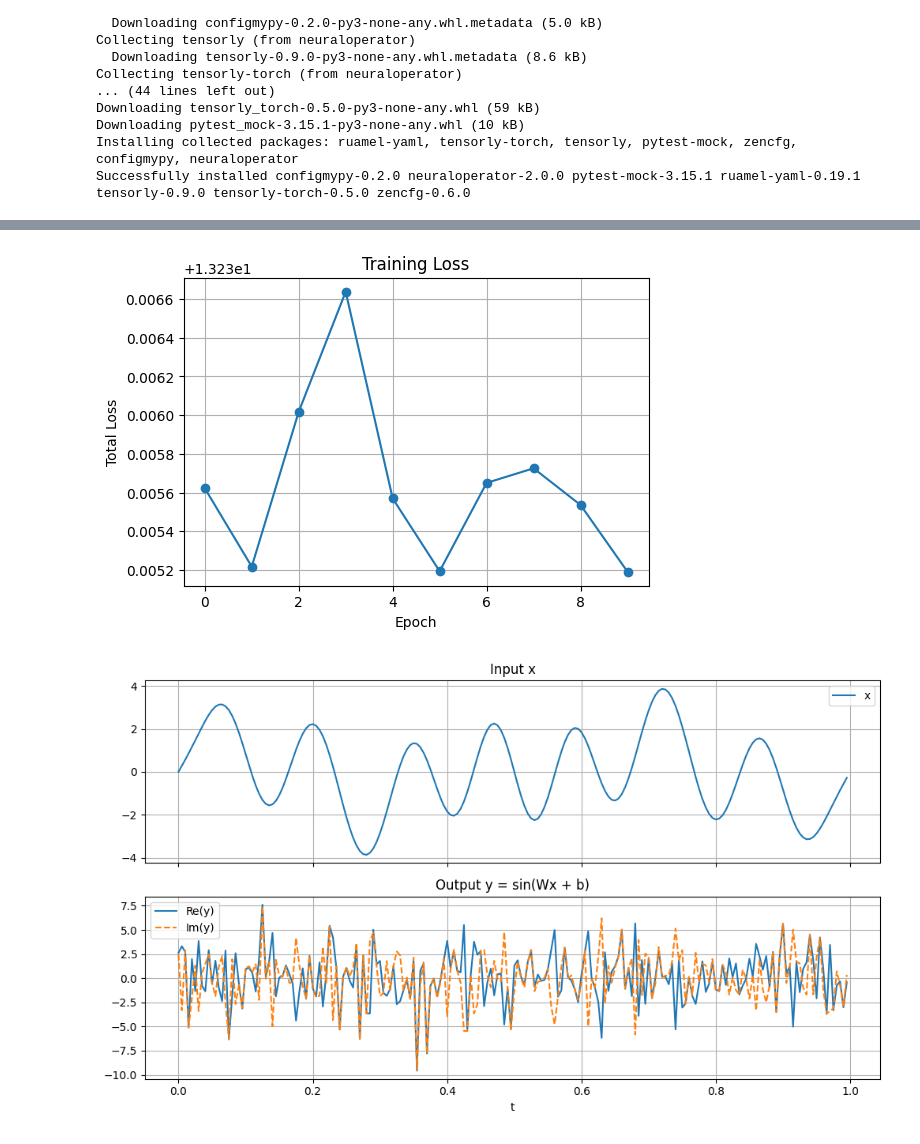
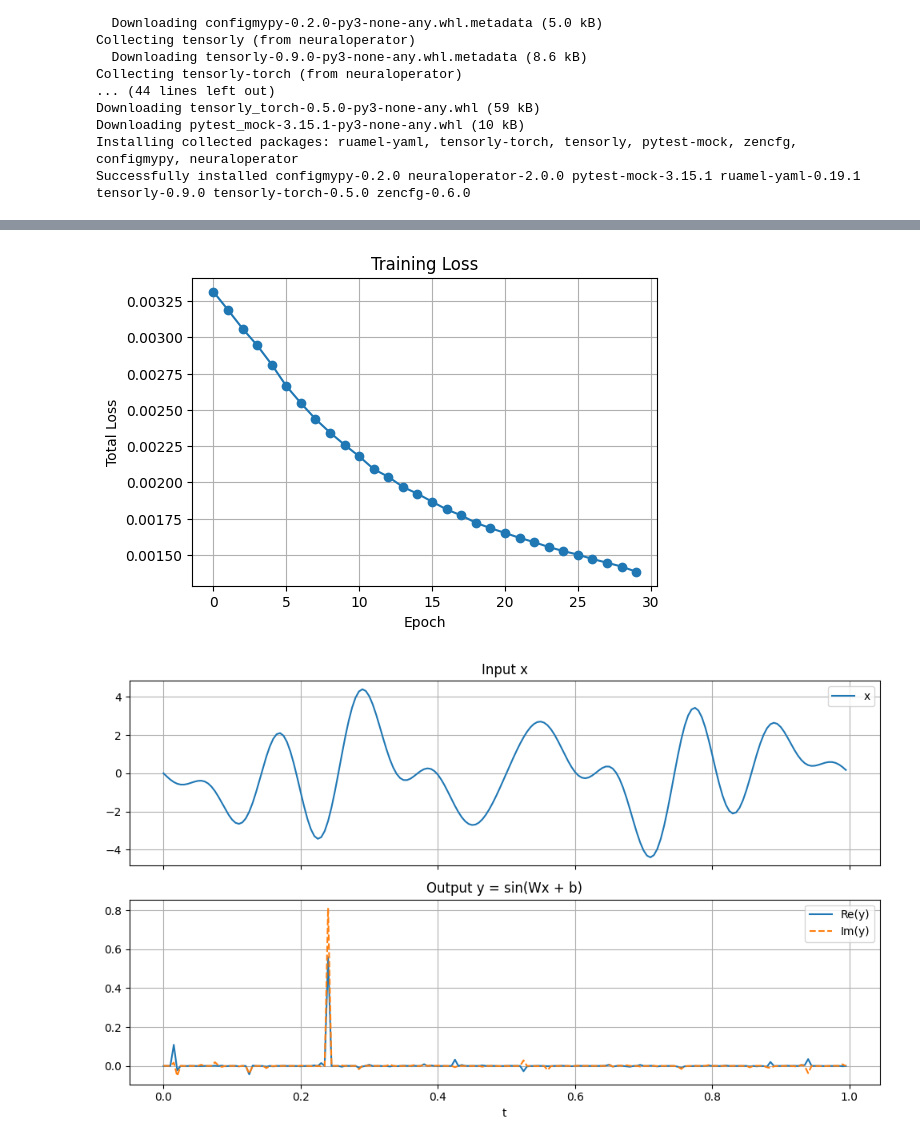
Before and after one commit to KaizokuOu56/movingMirror, a Jupyter notebook: trials1/sin_trial.ipynb, the cells around one changed output, grey strips where cells are left out. Saved outputs shown, nothing was run; the diff lists cells and outputs as text; code cells hidden in the pictures.

```diff
--- a/trials1/sin_trial.ipynb
+++ b/trials1/sin_trial.ipynb
@@ -29,10 +29,12 @@ Wr = rng.normal(size=(N, N))
 Wi = rng.normal(size=(N, N))
 alpha = 0.1
 W = Wr + 1j * Wi
+W = alpha * W
 
 br = rng.normal(size=N)
 bi = rng.normal(size=N)
 b = br + 1j * bi
+b = alpha * b
 # %%
 import matplotlib.pyplot as plt
 
@@ -87,8 +89,7 @@ Y = np.zeros((num_samples, N), dtype=np.complex128)
 for i in range(num_samples):
     x = sample_fourier_series(t, K)
     y = np.sin(W @ x + b)
-    y = np.arcsinh(y.real) + 1j * np.arcsinh(y.imag)
-    y /= 10
+    y = y / np.linalg.norm(y)
 
     X[i] = x
     Y[i] = y
@@ -222,9 +223,9 @@ model_real.train()
 model_imag.train()
 
 lambda_fourier = 0.05
-losses = np.zeros(10)
+losses = np.zeros(epochs)
 
-for epoch in range(10):
+for epoch in range(epochs):
     pbar = tqdm(loader, desc=f"Epoch {epoch}", leave=False)
 
     for x, y_r, y_i in pbar:
@@ -263,21 +278,21 @@ for epoch in range(10):
 # %%
 import os
 
-save_dir = "/content/drive/MyDrive/movingMirror/experimental_data/trial1"
+save_dir = "/content/drive/MyDrive/movingMirror/experimental_data/trial2"
 os.makedirs(save_dir, exist_ok=True)
 # %%
-epochs = np.arange(len(losses))
+epochs_plotting = np.arange(len(losses))
 plt.figure(figsize=(6,4))
-plt.plot(epochs, losses, marker='o')
+plt.plot(epochs_plotting, losses, marker='o')
 plt.xlabel("Epoch")
 plt.ylabel("Total Loss")
 plt.title("Training Loss")
 plt.grid(True)
 save_path = os.path.join(save_dir, "training_loss.png")
 fig.savefig(save_path, dpi=300, bbox_inches="tight")
 plt.show()
 # %% [output]
-[figure, old version]
+[figure, new version]
 # %%
 i = np.random.randint(len(X))  # random sample
 
@@ -305,7 +320,7 @@ plt.show()
 save_path = os.path.join(save_dir, "sample.png")
 fig.savefig(save_path, dpi=300, bbox_inches="tight")
 # %% [output]
-[figure, old version]
+[figure, new version]
 # %%
 i = np.random.randint(len(X))
 print(i)
```
Also changed, not shown: parts of 6 cells of this notebook.
